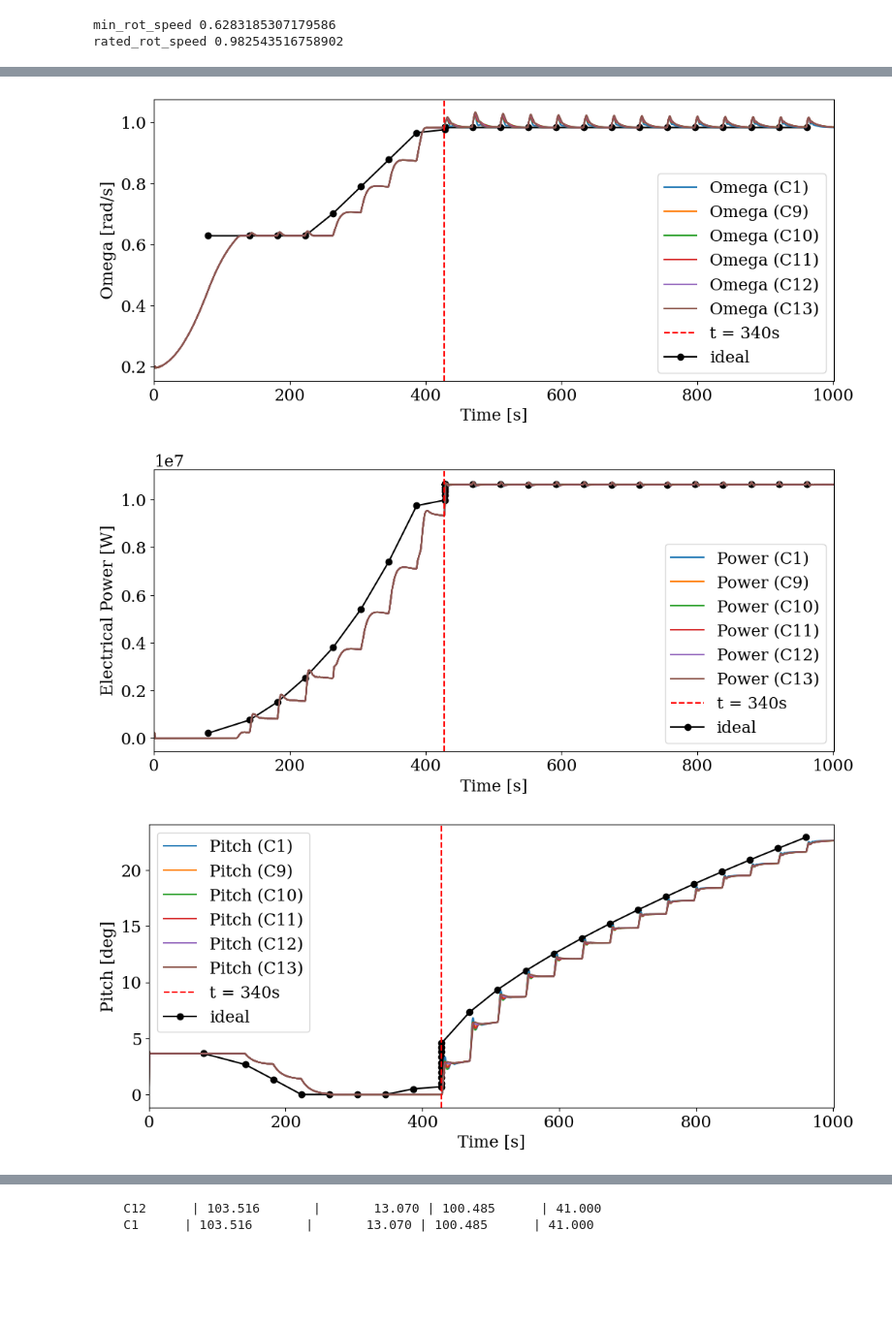
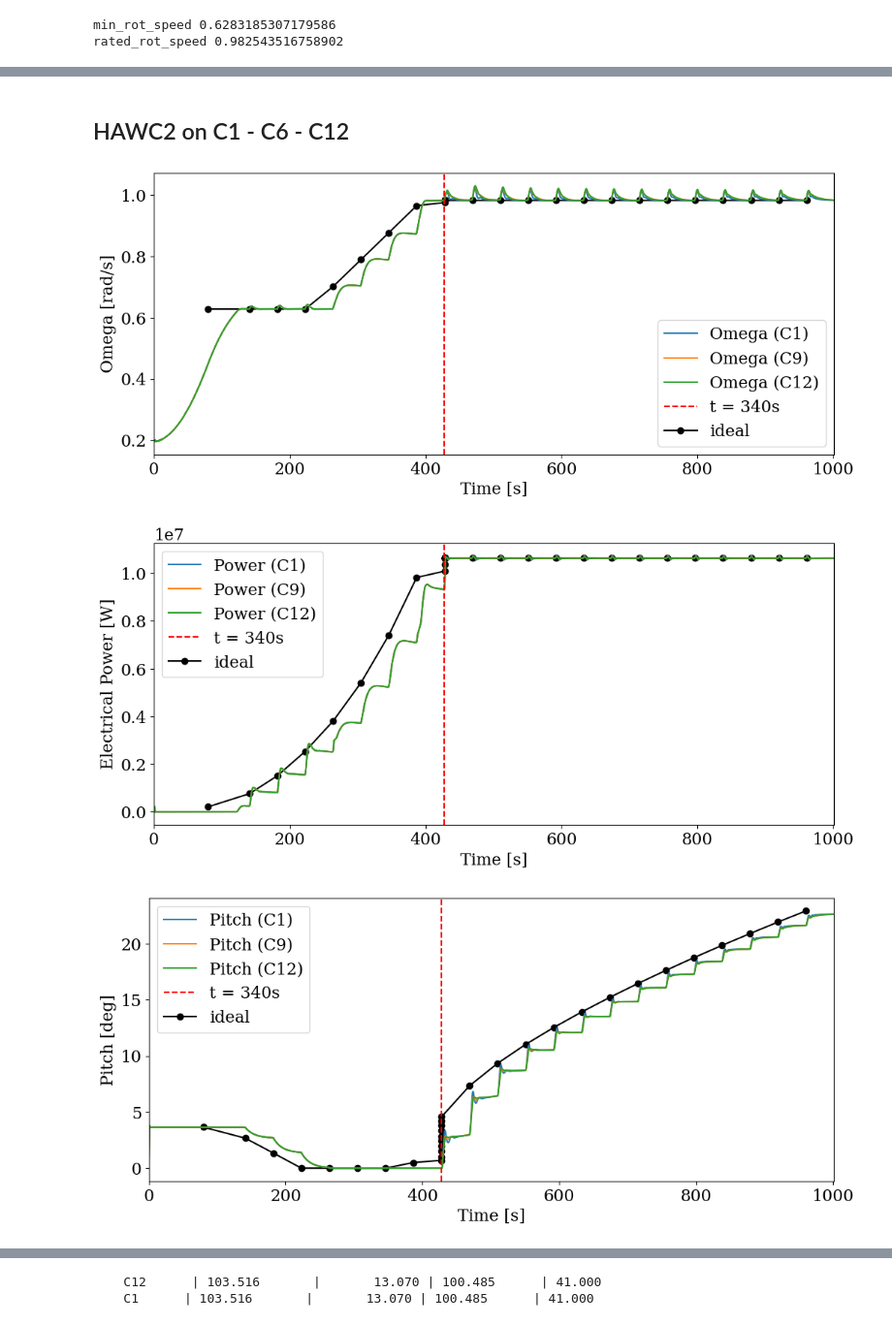
Before and after one commit to nicolaquaia/LAC_final, a Jupyter notebook: assignment_05/03_control.ipynb, the cells around one changed output, grey strips where cells are left out. Shown at 97% size. Cells and saved outputs as stored; diff of their text form; code cells hidden in the pictures; blank space fills up the shorter version.

```diff
--- a/assignment_05/03_control.ipynb
+++ b/assignment_05/03_control.ipynb
@@ -341,8 +252,0 @@ plt.show()
-# %%
-print(f'file name  |  Kp       |  Ki ')
-
-for i in range(0,6):
-    path = f'remodel/res_hawc2s/remodel_hawc2s_ctrl_C{i+1}_ctrl_tuning.txt'
-    data,  fit= load_ctrl_tuning(path)
-
-    print(f'    C{i+1:2.0f}    | {data["Kp_pitch"]:8.6f} | {data["Ki_pitch"]*10:8.6f}')
@@ -370,10 +266,3 @@ print('rated_rot_speed', omega_rad)
 # %% [output]
 min_rot_speed 0.6283185307179586
 rated_rot_speed 0.982543516758902
-# %%
-fname = f'remodel/res/remodel_hawc2_step_C1.hdf5'
-h2res = ReadHAWC2(fname)
-
-names, units, desc = h2res.chaninfo
-print('There are', len(names), 'channels in this output file.')
-print(names)
@@ -382,0 +269,17 @@ There are 113 channels in this output file.
+# %%
+# txt output
+
+#                  C1   C2   C3   C4   C5   C6    C7   C8   C9   C10  C11  C12  C13
+Cdata_fqc_damp = [[0.05,0.01,0.10,0.05,0.01,0.10, 0.08,0.06,0.04,0.04,0.04,0.04,0.04],   # omega
+                  [0.7 ,0.7 ,0.7 ,0.7 ,0.7 ,0.7 , 0.7 ,0.7 ,0.7 ,0.9 ,0.8 ,0.6 ,0.5 ],   # zeta
+                  [1  , 1  , 1  , 0  , 0  , 0   , 1,   1,   1   ,1   ,1   ,1   ,1   ]]   # const power = 1, const torque = 0
+
+controller_list = ['C1', 'C9', 'C12']
+
+print(f'file name  |  Kp       |  Ki ')
+for k in range(len(controller_list)):
+    # Filename for each iteration
+    path = f'remodel/res_hawc2s/remodel_hawc2s_ctrl_{controller_list[k]}_ctrl_tuning.txt'
+    data,  fit= load_ctrl_tuning(path)
+
+    print(f'    {controller_list[k]}    | {data["Kp_pitch"]:8.6f} | {data["Ki_pitch"]*10:8.6f}')
@@ -383,3 +291,5 @@ There are 113 channels in this output file.
+# %% [markdown]
+## HAWC2 on C1 - C6 - C12
 # %%
 # first plot C1 -- C6
 
@@ -401,9 +311,7 @@ xmin = 0
 xmax = 1001
 horizontal_line_wsp = V_RATED_Y
 
-#controller_list = ['C1', 'C2', 'C3', 'C4', 'C5', 'C6']
-#controller_list = ['C1', 'C7', 'C8', 'C9']
-controller_list = ['C1', 'C9', 'C10', 'C11', 'C12', 'C13']
+controller_list = ['C1', 'C9', 'C12']
 
 zoom = True
 
@@ -555,33 +463,33 @@ if zoom:
     # Set labels and titles for Pitch plot
     ax_pitch.set_xlabel('Time [s]')
     ax_pitch.set_ylabel('Pitch [deg]')
     ax_pitch.set(ylim=[-0.5, 5])
     ax_pitch.set(xlim=[xmin, xmax])
     #ax_pitch.legend(ncol=3)
 
     # Set labels and titles for Omega plot
     ax_omega.set_xlabel('Time [s]')
     ax_omega.set_ylabel('Omega [rad/s]')
     ax_omega.set(ylim=[OMEGA_MAX*np.pi/30*0.95, OMEGA_MAX*np.pi/30*1.05])
     ax_omega.set(xlim=[xmin, xmax])
     #ax_omega.legend(ncol=3)
 
     # Set labels and titles for Power plot
     ax_power.set_xlabel('Time [s]')
     ax_power.set_ylabel('Electrical Power [W]')
     ax_power.set(ylim=[POWER_MAX*0.97, POWER_MAX*1.02])
     ax_power.set(xlim=[xmin, xmax])
     ax_power.legend(ncol=3)
 
     # Save each figure to a file
     #fig_omega.savefig('omega_plot_123.pdf')  # Save Omega plot
     #fig_power.savefig('power_plot_123.pdf')  # Save Power plot
     #fig_wsp.savefig('wsp_plot_123.pdf')      # Save WSP plot
     #fig_pitch.savefig('pitch_plot_123.png')  # Save Pitch plot
 
     # Show all plots
     plt.show()
 # %% [output]
-[figure, old version]
+[figure, new version]
-[figure, old version]
+[figure, new version]
-[figure, old version]
+[figure, new version]
```
Also changed, not shown: parts of 17 cells of this notebook, 20 other files.
